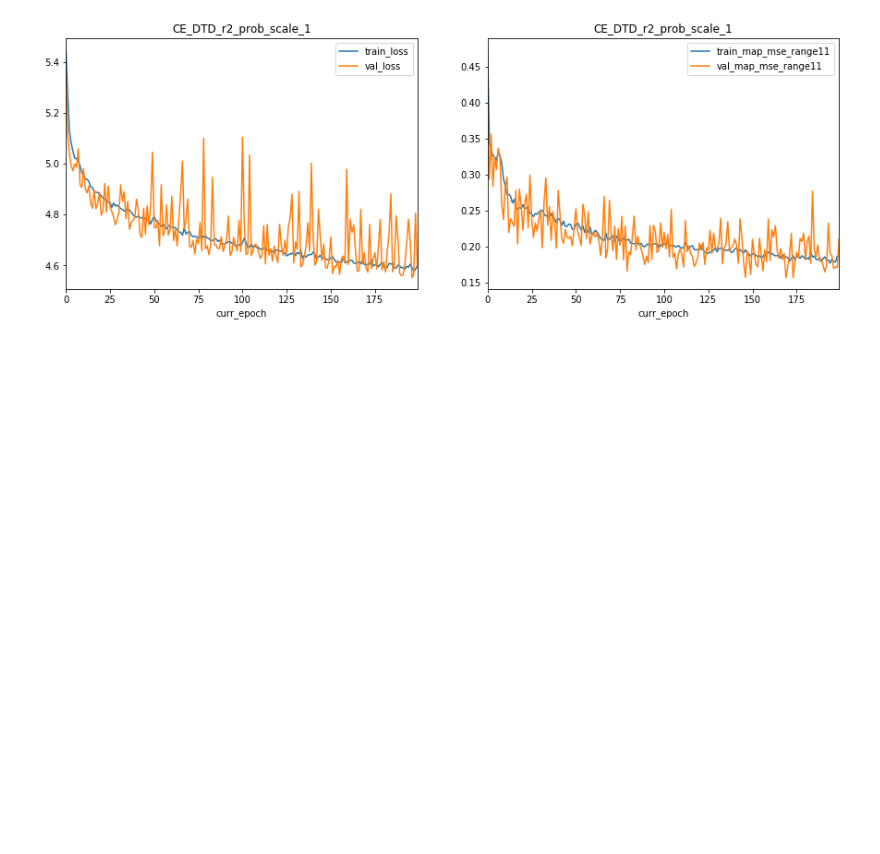
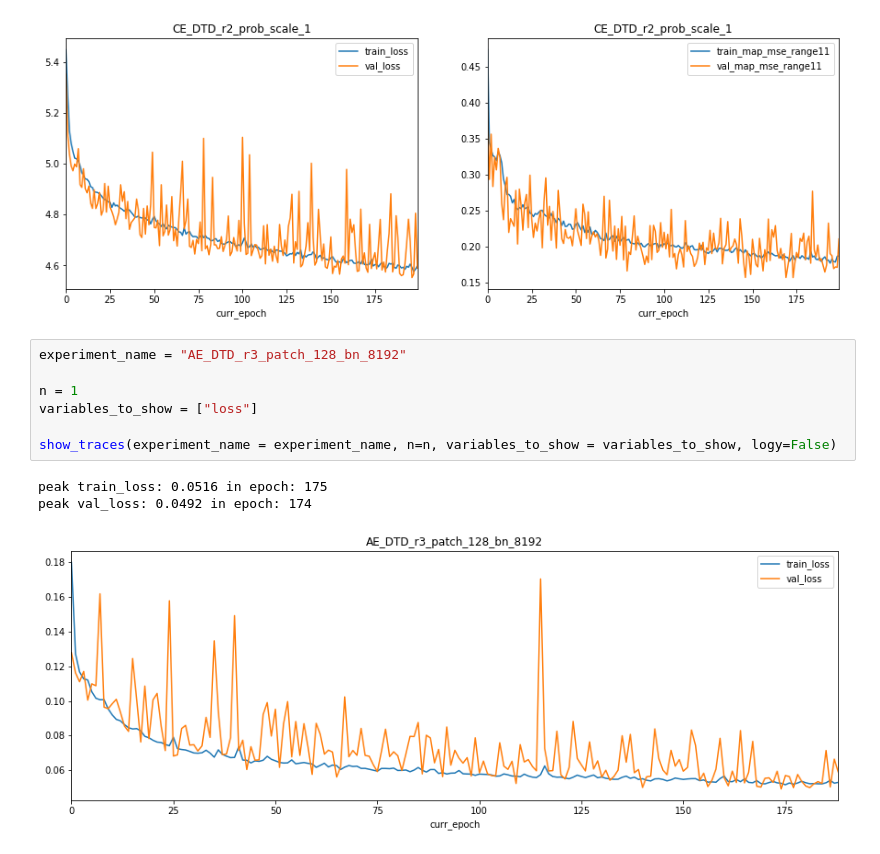
Before and after one commit to JanBrauner/mlp_framework, a Jupyter notebook: analysis/running_analysis.ipynb, the cells around one changed output. Saved outputs shown, nothing was run; the diff lists cells and outputs as text; blank space fills up the shorter version.

Commit message:
experiments

```diff
--- a/analysis/running_analysis.ipynb
+++ b/analysis/running_analysis.ipynb
@@ -171,3 +171,14 @@ peak val_loss: 4.5526 in epoch: 196
 peak train_map_mse_range11: 0.1769 in epoch: 194
 peak val_map_mse_range11: 0.1567 in epoch: 173
 [figure]
+# %%
+experiment_name = "AE_DTD_r3_patch_128_bn_8192"
+
+n = 1
+variables_to_show = ["loss"]
+
+show_traces(experiment_name = experiment_name, n=n, variables_to_show = variables_to_show, logy=False)
+# %% [output]
+peak train_loss: 0.0516 in epoch: 175
+peak val_loss: 0.0492 in epoch: 174
+[figure, added]
```
Also changed, not shown: 24 other files.
